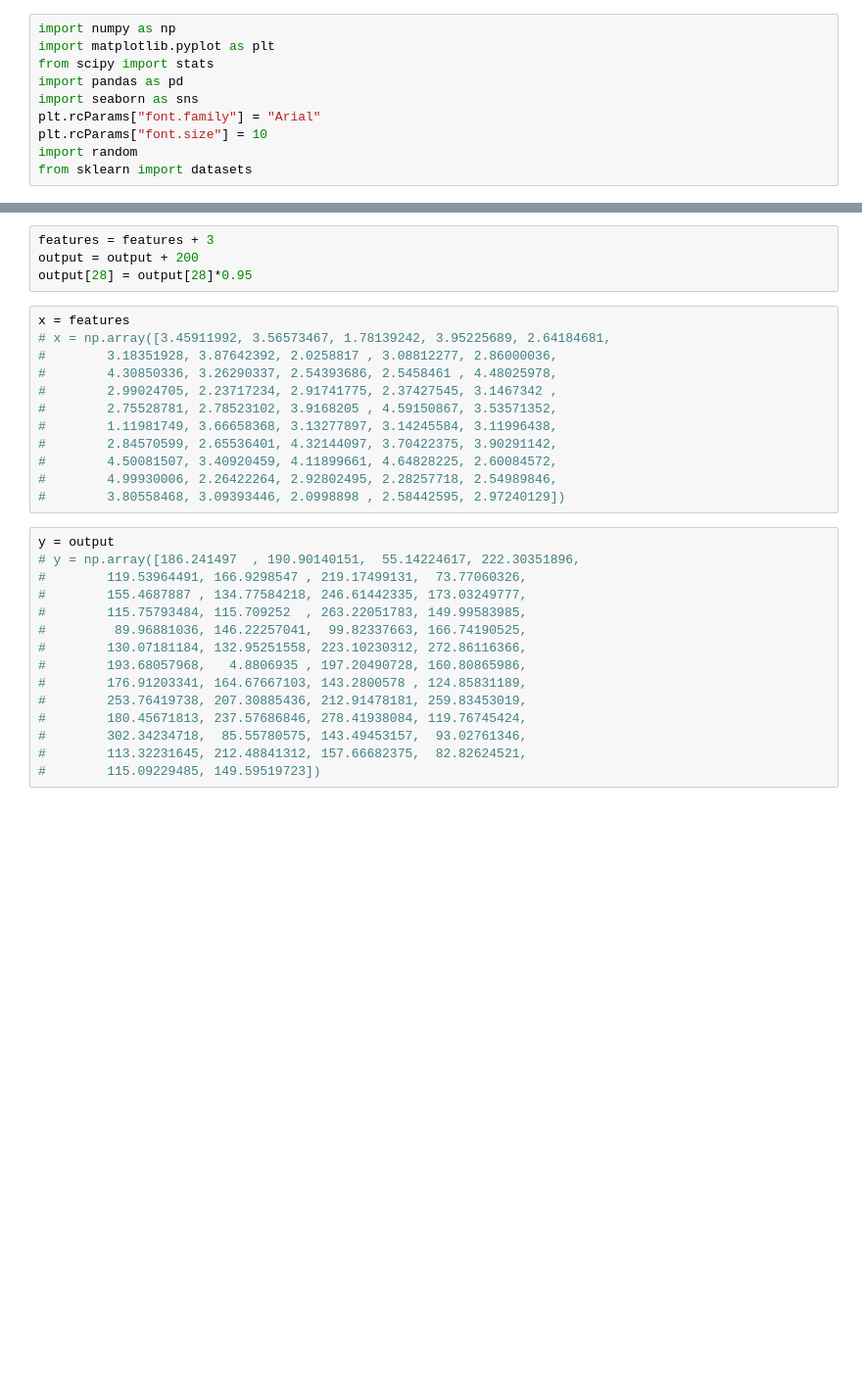
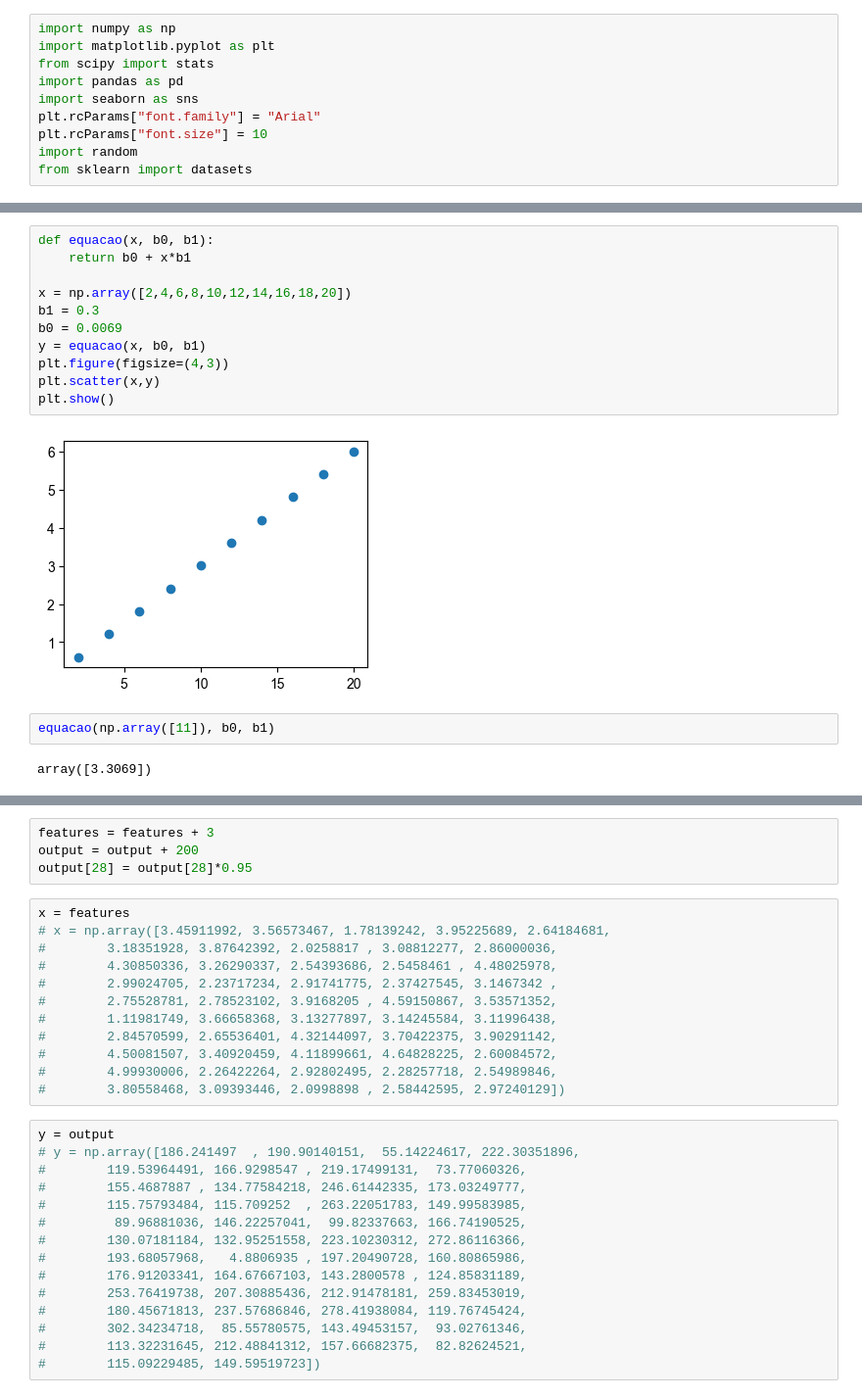
Before and after one commit to andersonmdcanteli/val-metodos-analiticos, a Jupyter notebook: make-plots/residuo-padronizados.ipynb, the cells around one changed output, grey strips where cells are left out. Shown at 98% size. Cells and saved outputs as stored; diff of their text form; blank space fills up the shorter version.

```diff
--- a/make-plots/residuo-padronizados.ipynb
+++ b/make-plots/residuo-padronizados.ipynb
@@ -21,0 +24,17 @@ features = features.flatten()
+# %%
+def equacao(x, b0, b1):
+    return b0 + x*b1
+
+x = np.array([2,4,6,8,10,12,14,16,18,20])
+b1 = 0.3
+b0 = 0.0069
+y = equacao(x, b0, b1)
+plt.figure(figsize=(4,3))
+plt.scatter(x,y)
+plt.show()
+# %% [output]
+[figure, added]
+# %%
+equacao(np.array([11]), b0, b1)
+# %% [output]
+array([3.3069])
```
Also changed, not shown: parts of 10 cells of this notebook, 30 other files.
